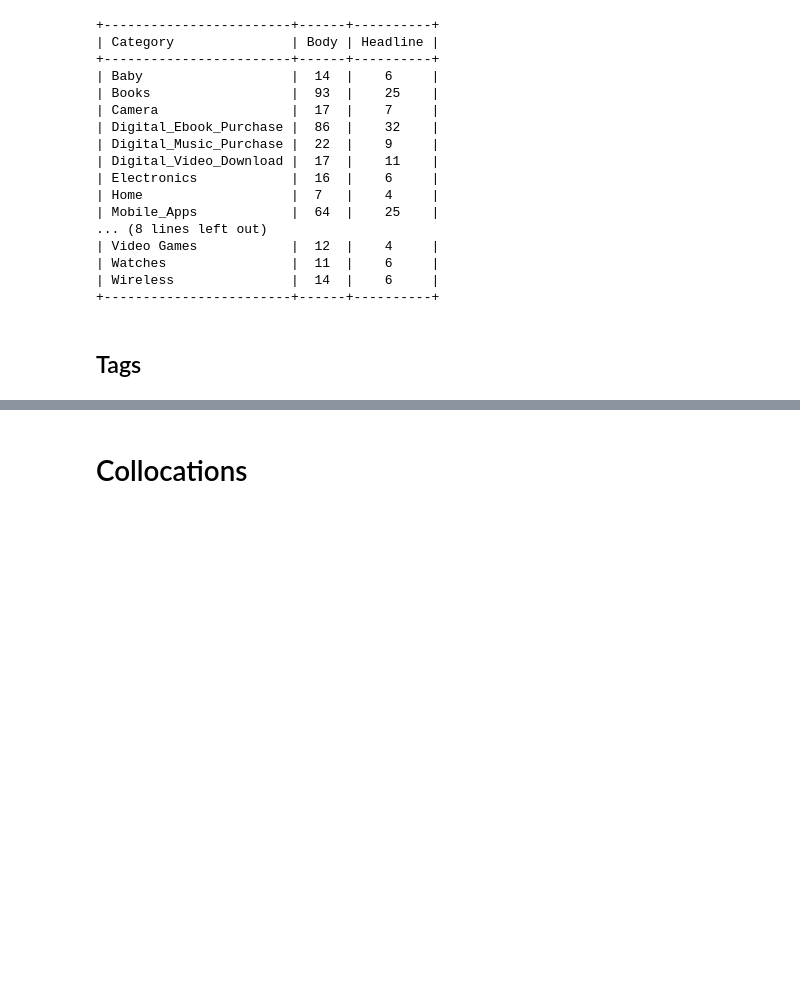
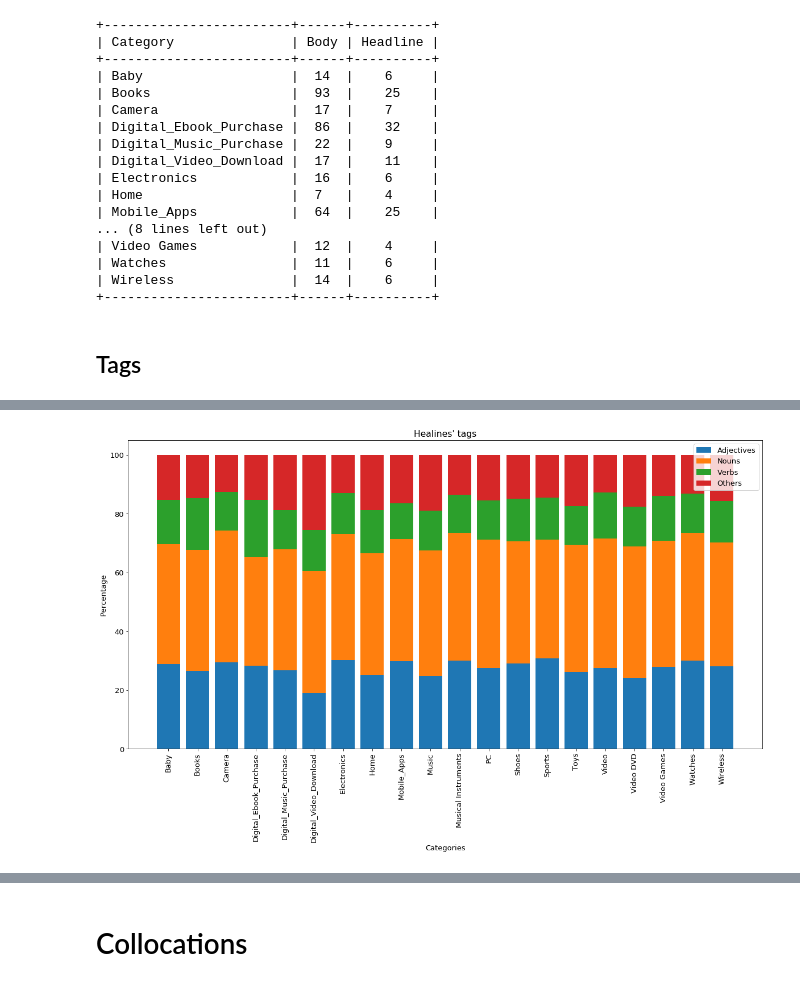
Before and after one commit to carmignanivittorio/Amazon-review-dataset-analysis, a Jupyter notebook: TextAnalysis.ipynb, the cells around one changed output, grey strips where cells are left out. Drawn from its saved outputs; the diff is of its cells as text; code cells hidden in the pictures; blank space fills up the shorter version.

```diff
--- a/TextAnalysis.ipynb
+++ b/TextAnalysis.ipynb
@@ -338,4 +333,18 @@ def getStatsTags(listString):
+# %%
+def getStatsTags(listString):
+    count = [0,0,0,0]
+    for word,tag in nltk.pos_tag(listString,tagset="universal"):
+        if(tag==u'ADJ'):
+            count[0]+=1
+        elif(tag==u'NOUN'):
+            count[1]+=1
+        elif(tag==u'VERB'):
+            count[2]+=1
+        else:
+            count[3]+=1
+    total = sum(count)
+    return {u'ADJ':percent(count[0],total), u'NOUN':percent(count[1],total),u'VERB':percent(count[2],total),u'OTHER':percent(count[3],total)}
 # %%
-tags = dict()
+tags_head = dict()
 for c in categories:
-    tags[c] =  getStatsTags(categories_reviews[c]+categories_reviews_headlines[c])
+    tags_head[c] =  getStatsTags(categories_reviews_headlines[c])
@@ -344,6 +351,11 @@ tags
+# %%
+tags_body = dict()
+for c in categories:
+    tags_body[c] =  getStatsTags(categories_reviews[c])
 # %%
-for tag in [u'ADJ',u'NOUN',u'VERB']:
-    data = []
+data_head = [[],[],[],[]]
+data_body = [[],[],[],[]]
+for i,tag in enumerate([u'ADJ',u'NOUN',u'VERB',u'OTHER']):
     for c in categories:
-        data.append(tags[c][tag])
-    plt.bar(categories,data)
+        data_head[i].append(tags_head[c][tag])
+        data_body[i].append(tags_body[c][tag])
@@ -355,0 +376,4 @@ plt.show()
+# %%
+plotTagsTags("Healines' tags",data_head)
+# %% [output]
+[figure, added]
```
Also changed, not shown: parts of 22 cells of this notebook.
